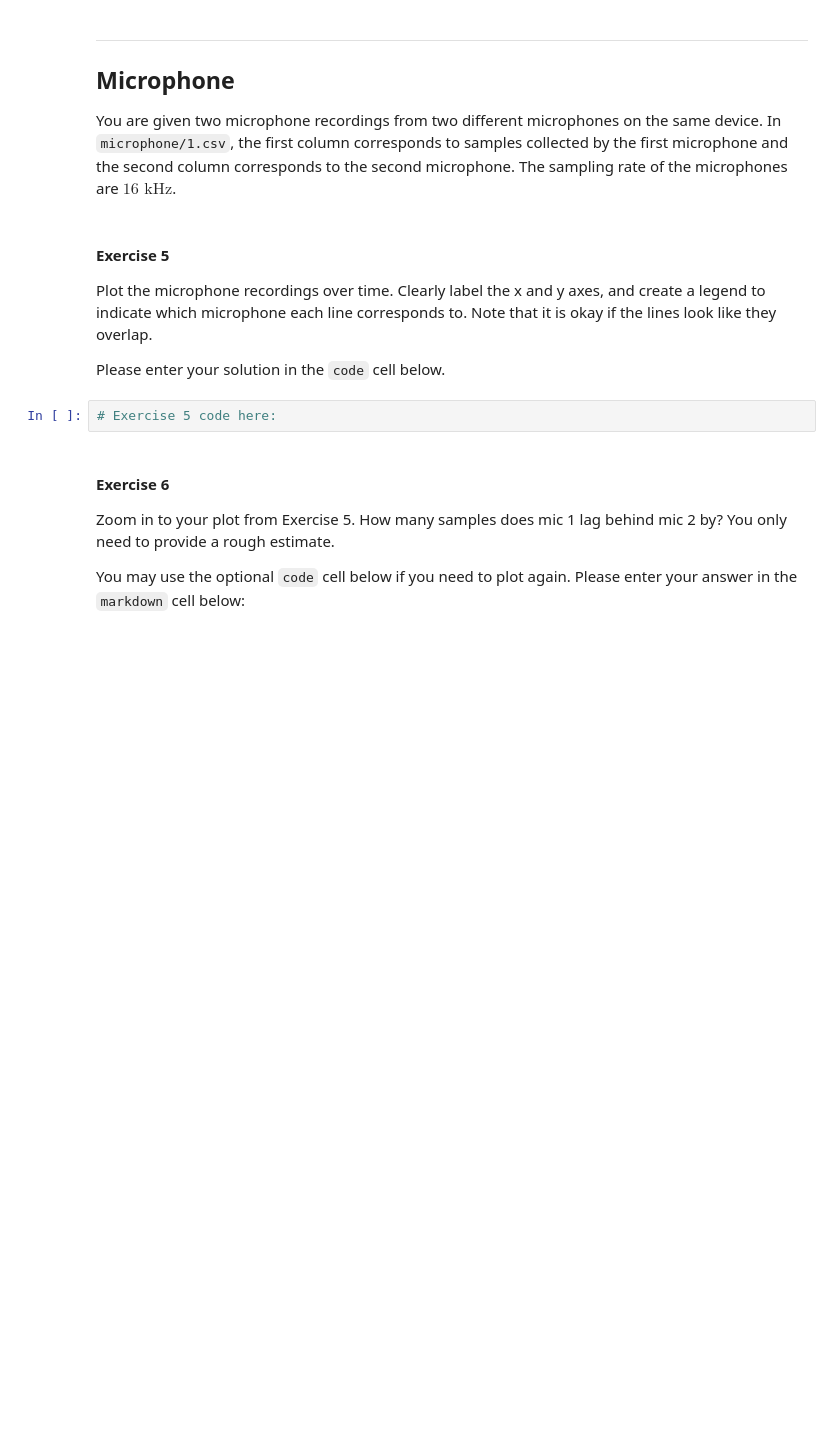
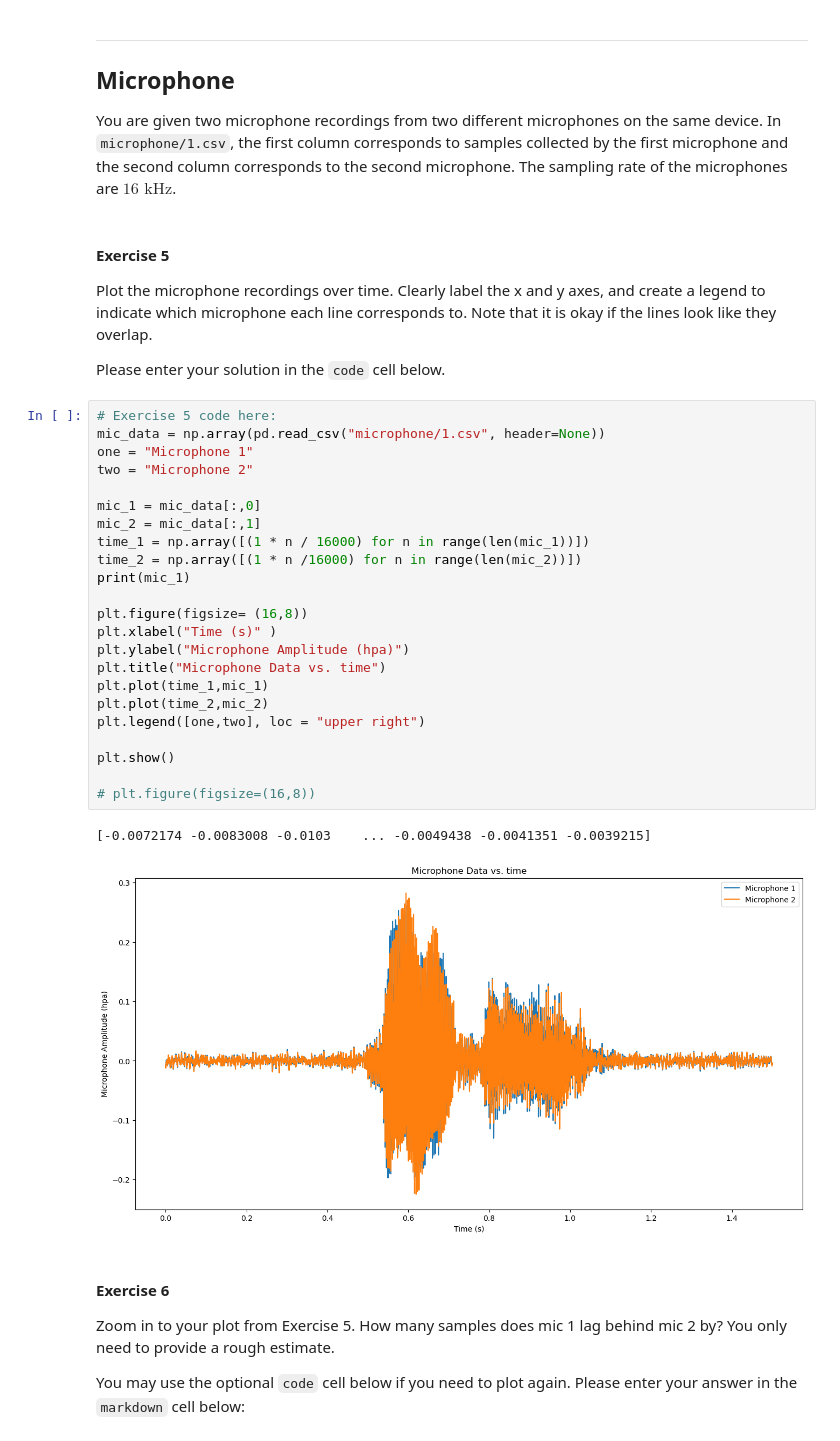
Before and after one commit to kbchung2/ECE_434, a Jupyter notebook: MP1_data_visualization/MP1_data_visualization/MP1.ipynb, the cells around one changed output. Saved outputs shown, nothing was run; the diff lists cells and outputs as text; blank space fills up the shorter version.

```diff
--- a/MP1_data_visualization/MP1_data_visualization/MP1.ipynb
+++ b/MP1_data_visualization/MP1_data_visualization/MP1.ipynb
@@ -145,8 +152,32 @@ You are given two microphone recordings from two different microphones on the sa
 Plot the microphone recordings over time. Clearly label the x and y axes, and create a legend to indicate which microphone each line corresponds to. Note that it is okay if the lines look like they overlap.
 
 Please enter your solution in the `code` cell below.
-# %%
-# Exercise 5 code here:
+# %%
+# Exercise 5 code here:
+mic_data = np.array(pd.read_csv("microphone/1.csv", header=None))
+one = "Microphone 1"
+two = "Microphone 2"
+
+mic_1 = mic_data[:,0]
+mic_2 = mic_data[:,1]
+time_1 = np.array([(1 * n / 16000) for n in range(len(mic_1))])
+time_2 = np.array([(1 * n /16000) for n in range(len(mic_2))])
+print(mic_1)
+
+plt.figure(figsize= (16,8))
+plt.xlabel("Time (s)" )
+plt.ylabel("Microphone Amplitude (hpa)")
+plt.title("Microphone Data vs. time")
+plt.plot(time_1,mic_1)
+plt.plot(time_2,mic_2)
+plt.legend([one,two], loc = "upper right")
+
+plt.show()
+
+# plt.figure(figsize=(16,8))
+# %% [output]
+[-0.0072174 -0.0083008 -0.0103    ... -0.0049438 -0.0041351 -0.0039215]
+[figure, added]
 # %% [markdown]
 #### Exercise 6
 Zoom in to your plot from Exercise 5. How many samples does mic 1 lag behind mic 2 by? You only need to provide a rough estimate.
```
Also changed, not shown: parts of 11 cells of this notebook.
